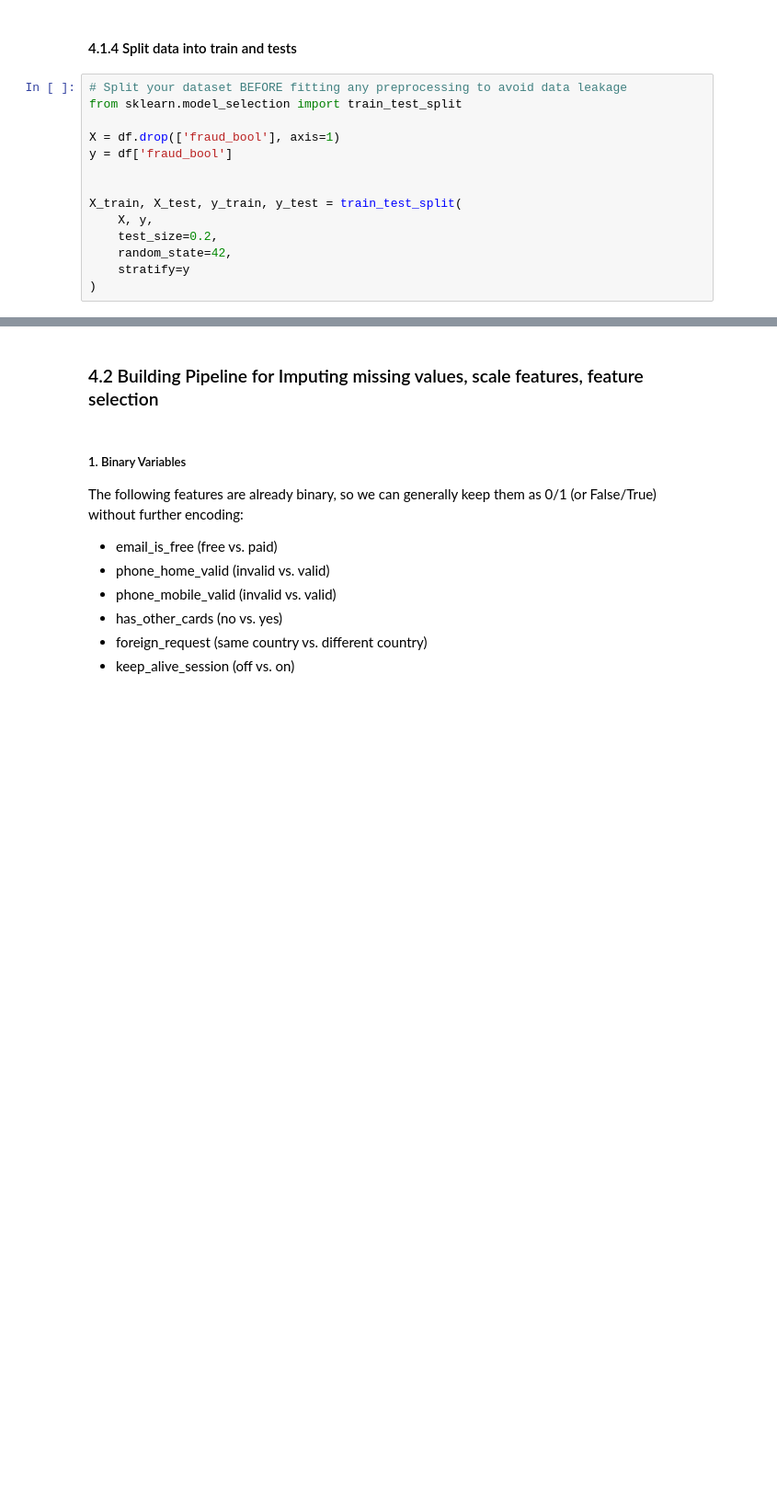
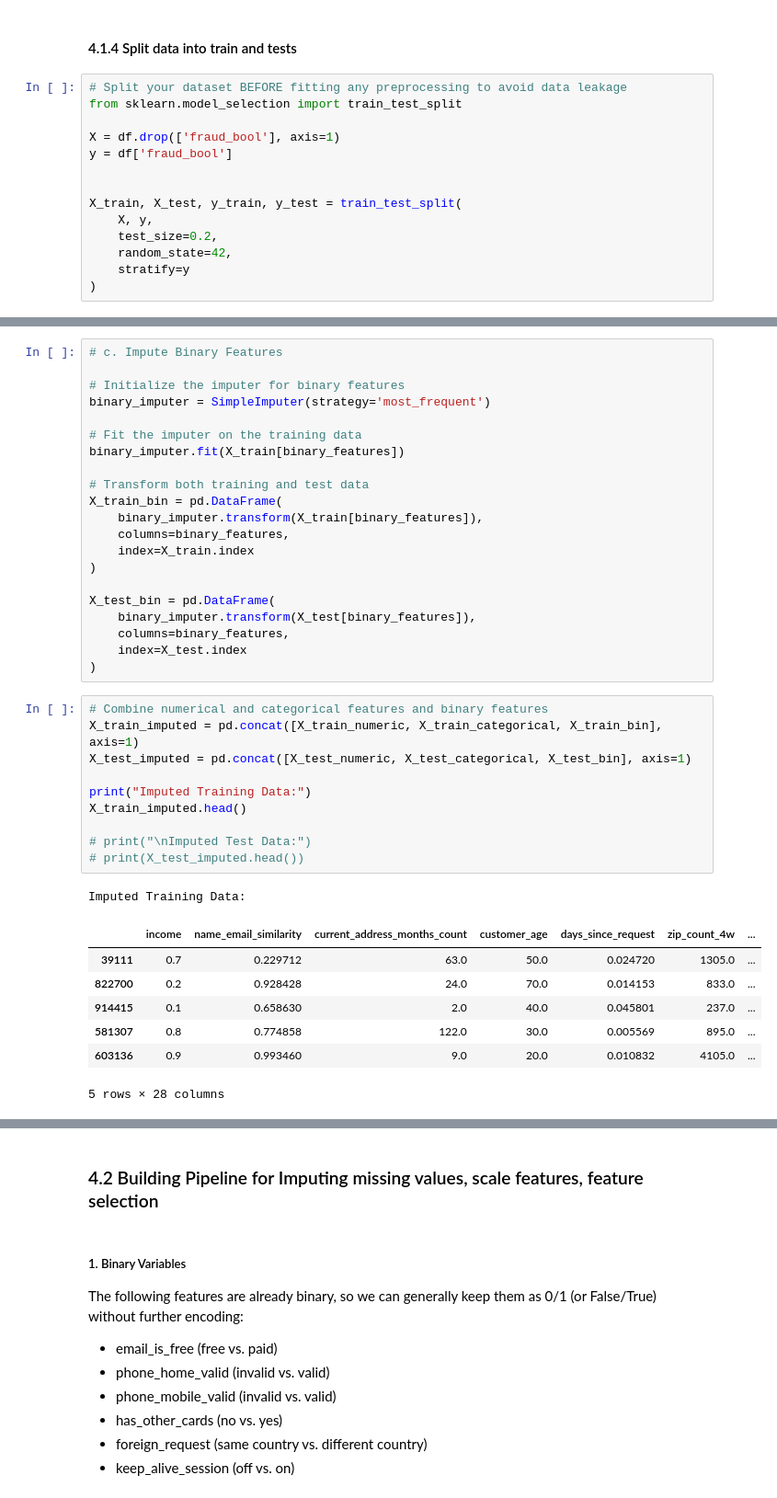
Before and after one commit to qmcao/Credit_Fraud_MLops, a Jupyter notebook: notebook/1. EDA FRAUD APPLICATION .ipynb, the cells around one changed output, grey strips where cells are left out. Shown at 92% size. Cells and saved outputs as stored; diff of their text form; blank space fills up the shorter version.

```diff
--- a/notebook/1. EDA FRAUD APPLICATION .ipynb
+++ b/notebook/1. EDA FRAUD APPLICATION .ipynb
@@ -451,0 +493,40 @@ X_train.shape, X_test.shape
+# %%
+# c. Impute Binary Features
+
+# Initialize the imputer for binary features
+binary_imputer = SimpleImputer(strategy='most_frequent')
+
+# Fit the imputer on the training data
+binary_imputer.fit(X_train[binary_features])
+
+# Transform both training and test data
+X_train_bin = pd.DataFrame(
+    binary_imputer.transform(X_train[binary_features]),
+    columns=binary_features,
+    index=X_train.index
+)
+
+X_test_bin = pd.DataFrame(
+    binary_imputer.transform(X_test[binary_features]),
+    columns=binary_features,
+    index=X_test.index
+)
+# %%
+# Combine numerical and categorical features and binary features
+X_train_imputed = pd.concat([X_train_numeric, X_train_categorical, X_train_bin], axis=1)
+X_test_imputed = pd.concat([X_test_numeric, X_test_categorical, X_test_bin], axis=1)
+
+print("Imputed Training Data:")
+X_train_imputed.head()
+
+# print("\nImputed Test Data:")
+# print(X_test_imputed.head())
+# %% [output]
+Imputed Training Data:
+|  | income | name_email_similarity | current_address_months_count | customer_age | days_since_request | zip_count_4w | ... |
+| 39111 | 0.7 | 0.229712 | 63.0 | 50.0 | 0.024720 | 1305.0 | ... |
+| 822700 | 0.2 | 0.928428 | 24.0 | 70.0 | 0.014153 | 833.0 | ... |
+| 914415 | 0.1 | 0.658630 | 2.0 | 40.0 | 0.045801 | 237.0 | ... |
+| 581307 | 0.8 | 0.774858 | 122.0 | 30.0 | 0.005569 | 895.0 | ... |
+| 603136 | 0.9 | 0.993460 | 9.0 | 20.0 | 0.010832 | 4105.0 | ... |
+5 rows × 28 columns
```
Also changed, not shown: parts of 50 cells of this notebook, 1 other file.
